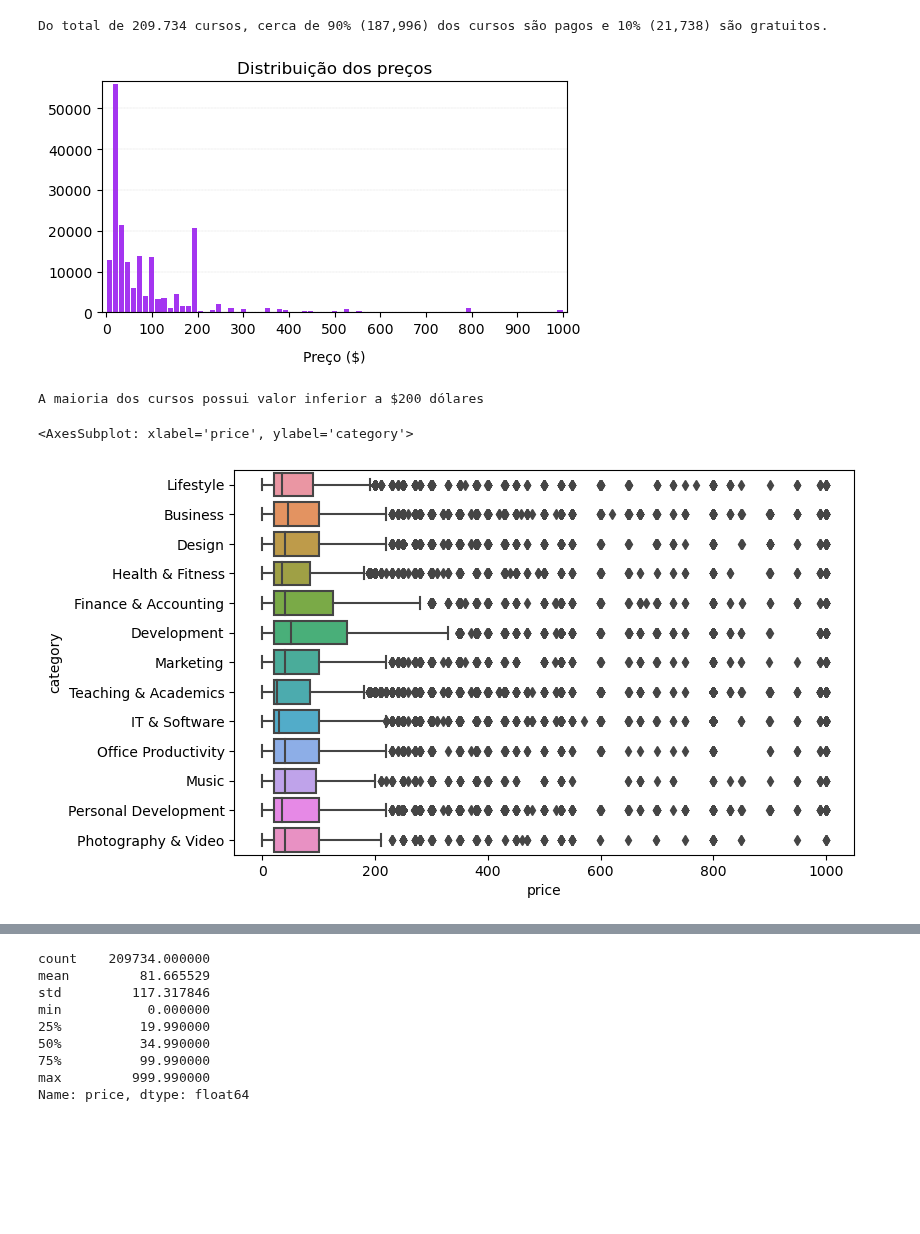
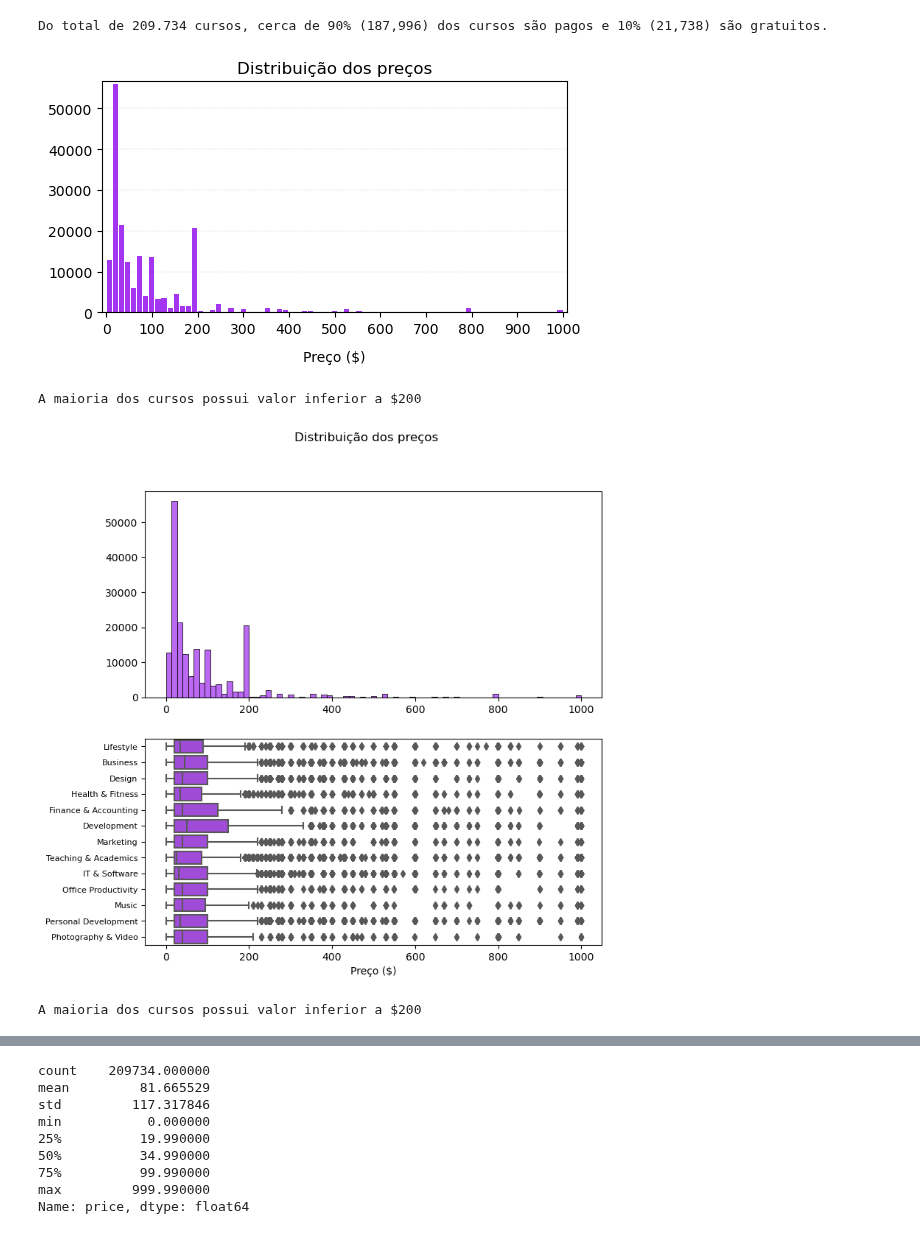
Before and after one commit to ismailymendes/mooc_udemy_coursera, a Jupyter notebook: mooc_udemy.ipynb, the cells around one changed output, grey strips where cells are left out. Drawn from its saved outputs; the diff is of its cells as text; code cells hidden in the pictures; blank space fills up the shorter version.

```diff
--- a/mooc_udemy.ipynb
+++ b/mooc_udemy.ipynb
@@ -279,17 +276,33 @@ plt.rc('ytick', labelsize=MEDIUM_SIZE)   # tamanho da fonte do eixo y
 plt.rc('legend', fontsize=SMALL_SIZE)    # tamanho da fonte da legenda
 plt.show()
 
-print('A maioria dos cursos possui valor inferior a $200 dólares')
+print('A maioria dos cursos possui valor inferior a $200')
 # %% [output]
 [figure]
-A maioria dos cursos possui valor inferior a $200 dólares
+A maioria dos cursos possui valor inferior a $200
-# %%
-# Box plot showing the distribution of price across category
-plt.figure(figsize=(8,5), dpi=100)
-sns.boxplot(data=udemy_cursos, x='price', y='category')
-# %% [output]
-<AxesSubplot: xlabel='price', ylabel='category'>
-[figure, removed]
+# %%
+# Distribuição dos preços dos cursos
+fig, (ax1, ax2) = plt.subplots(2,1, figsize = (8, 8))
+#ax1.hist(udemy_cursos[udemy_cursos['is_paid']==True]['price'], bins=75, rwidth=0.85, color='#A435F0')
+sns.histplot(ax=ax1, data=udemy_cursos[udemy_cursos['is_paid']==True], x='price', bins=75, color='#A435F0')
+sns.boxplot(ax=ax2, data=udemy_cursos, x=udemy_cursos['price'], y=udemy_cursos['category'], color='#A435F0')
+fig.suptitle('Distribuição dos preços')
+
+# get label text
+yticks, ylabels = plt.yticks()
+xticks, xlabels = plt.xticks()
+
+ax1.set(xlabel='', ylabel='')
+ax2.set(xlabel='Preço ($)', ylabel='')
+ax2.set_xlabel('Preço ($)',size=10)
+ax2.set_yticklabels(ylabels, size = 8)
+
+plt.show()
+
+print('A maioria dos cursos possui valor inferior a $200')
+# %% [output]
+[figure, added]
+A maioria dos cursos possui valor inferior a $200
 # %%
 udemy_pago_200 = udemy_cursos.loc[udemy_cursos['is_paid'] < 200 ]
 udemy_pago_200.describe()
```
Also changed, not shown: parts of 3 cells of this notebook.
